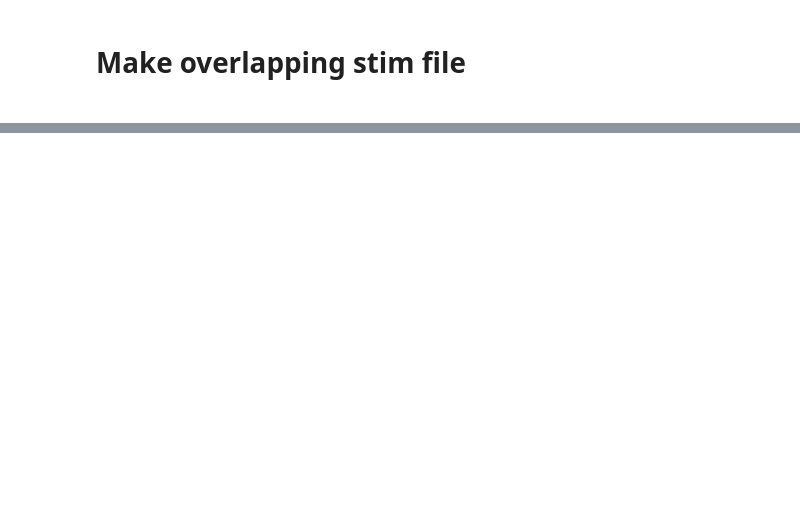
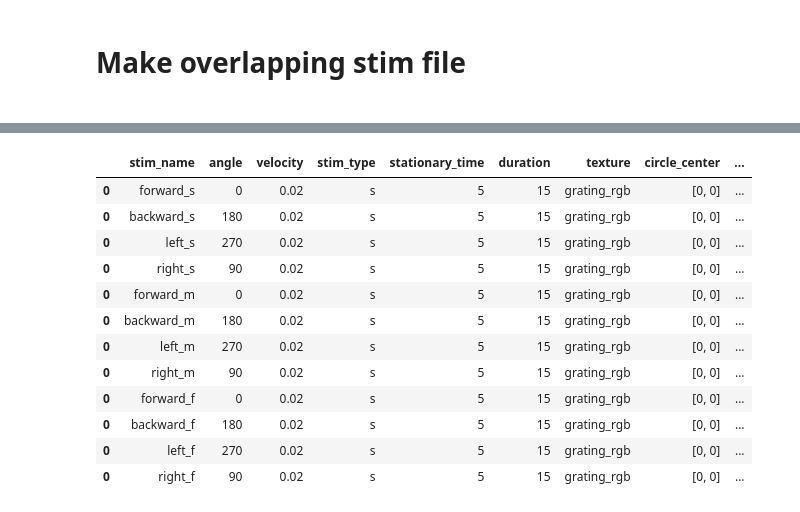
Before and after one commit to Naumann-Lab/pandastim, a Jupyter notebook: notebooks/protocol_lookup.ipynb, the cells around one changed output, grey strips where cells are left out. Drawn from its saved outputs; the diff is of its cells as text; code cells hidden in the pictures; blank space fills up the shorter version.

```diff
--- a/notebooks/protocol_lookup.ipynb
+++ b/notebooks/protocol_lookup.ipynb
@@ -80,0 +206,23 @@ new
+# %%
+forward_df = {'stim_name': ['forward_f'], 'angle': [0], 'velocity': [0.02],
+               'stim_type': ['s'], 'stationary_time': [5], 'duration': [15],
+                'texture': ['grating_rgb'], 'circle_center': [[0, 0]], 'circle_radius': [0], 'frequency': [24]}
+forward_df = pd.DataFrame.from_dict(forward_df)
+
+backward_df = {'stim_name': ['backward_f'], 'angle': [180], 'velocity': [0.02],
+               'stim_type': ['s'], 'stationary_time': [5], 'duration': [15],
+                'texture': ['grating_rgb'], 'circle_center': [[0, 0]], 'circle_radius': [0], 'frequency': [24]}
+backward_df = pd.DataFrame.from_dict(backward_df)
+
+left_df = {'stim_name': ['left_f'], 'angle': [270], 'velocity': [0.02],
+               'stim_type': ['s'], 'stationary_time': [5], 'duration': [15],
+                'texture': ['grating_rgb'], 'circle_center': [[0, 0]], 'circle_radius': [0], 'frequency': [24]}
+left_df = pd.DataFrame.from_dict(left_df)
+
+right_df = {'stim_name': ['right_f'], 'angle': [90], 'velocity': [0.02],
+               'stim_type': ['s'], 'stationary_time': [5], 'duration': [15],
+                'texture': ['grating_rgb'], 'circle_center': [[0, 0]], 'circle_radius': [0], 'frequency': [24]}
+right_df = pd.DataFrame.from_dict(right_df)
+
+wholefield_dfs_f = pd.concat([forward_df, backward_df, left_df, right_df])
+wholefield_dfs_f
@@ -80,0 +235,17 @@ new
+# %%
+wholefield_dfs = pd.concat([wholefield_dfs_s, wholefield_dfs_m, wholefield_dfs_f])
+wholefield_dfs
+# %% [output]
+|  | stim_name | angle | velocity | stim_type | stationary_time | duration | texture | circle_center | ... |
+| 0 | forward_s | 0 | 0.02 | s | 5 | 15 | grating_rgb | [0, 0] | ... |
+| 0 | backward_s | 180 | 0.02 | s | 5 | 15 | grating_rgb | [0, 0] | ... |
+| 0 | left_s | 270 | 0.02 | s | 5 | 15 | grating_rgb | [0, 0] | ... |
+| 0 | right_s | 90 | 0.02 | s | 5 | 15 | grating_rgb | [0, 0] | ... |
+| 0 | forward_m | 0 | 0.02 | s | 5 | 15 | grating_rgb | [0, 0] | ... |
+| 0 | backward_m | 180 | 0.02 | s | 5 | 15 | grating_rgb | [0, 0] | ... |
+| 0 | left_m | 270 | 0.02 | s | 5 | 15 | grating_rgb | [0, 0] | ... |
+| 0 | right_m | 90 | 0.02 | s | 5 | 15 | grating_rgb | [0, 0] | ... |
+| 0 | forward_f | 0 | 0.02 | s | 5 | 15 | grating_rgb | [0, 0] | ... |
+| 0 | backward_f | 180 | 0.02 | s | 5 | 15 | grating_rgb | [0, 0] | ... |
+| 0 | left_f | 270 | 0.02 | s | 5 | 15 | grating_rgb | [0, 0] | ... |
+| 0 | right_f | 90 | 0.02 | s | 5 | 15 | grating_rgb | [0, 0] | ... |
```
Also changed, not shown: parts of 26 cells of this notebook.
